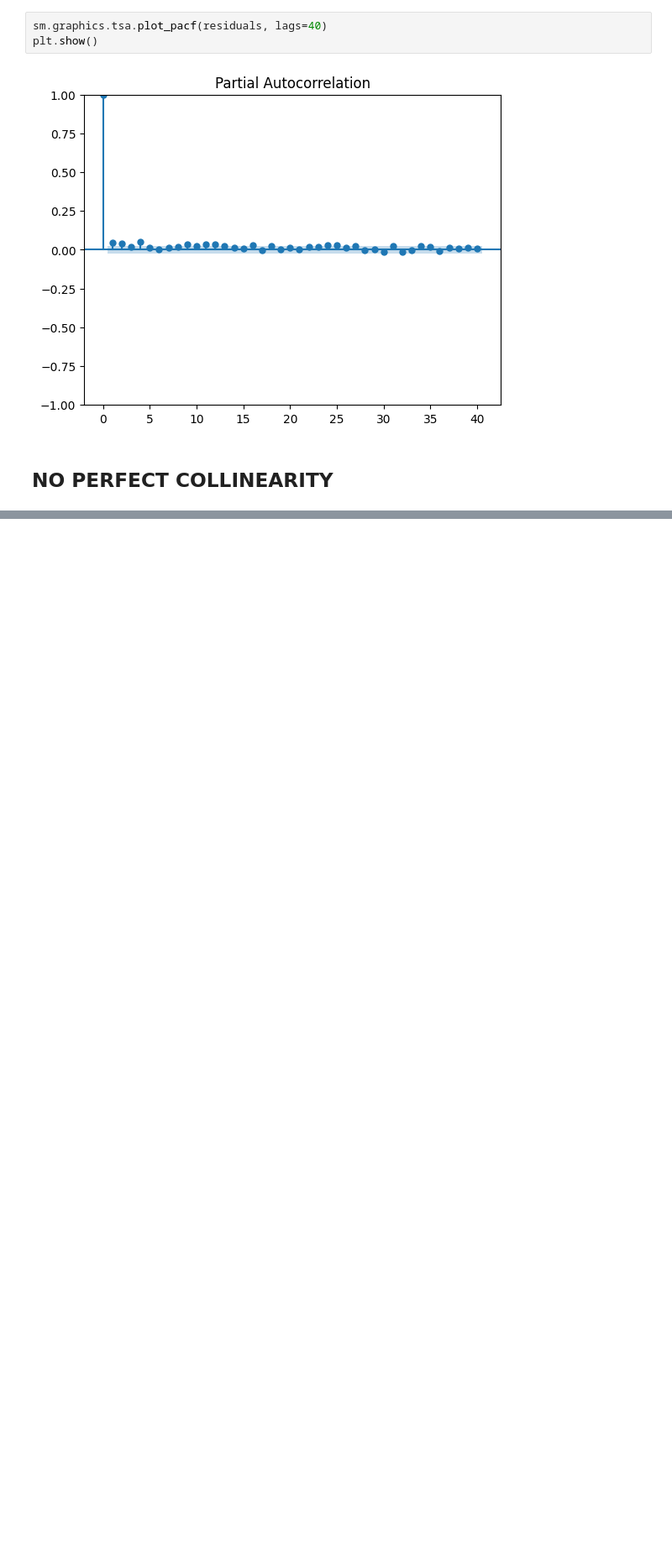
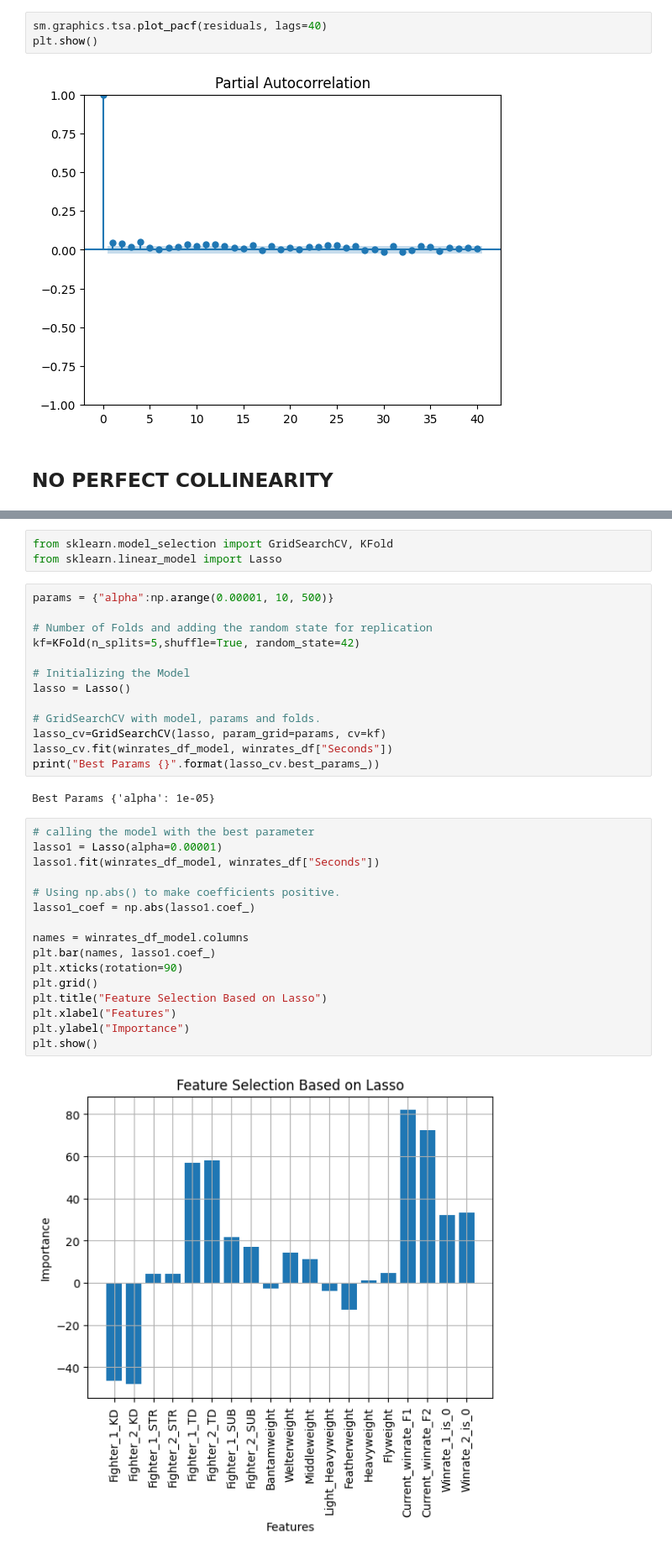
Before and after one commit to Vitaliypn/UFC_Econometrics_Research, a Jupyter notebook: project.ipynb, the cells around one changed output, grey strips where cells are left out. Shown at 84% size. Saved outputs shown, nothing was run; the diff lists cells and outputs as text; blank space fills up the shorter version.

Commit message:
Add Lasso model selection

```diff
--- a/project.ipynb
+++ b/project.ipynb
@@ -1024,0 +1014,36 @@ p=sns.heatmap(winrates_df_model.corr(), annot=True,cmap='RdYlGn',square=True)  #
+# %%
+from sklearn.model_selection import GridSearchCV, KFold
+from sklearn.linear_model import Lasso
+# %%
+params = {"alpha":np.arange(0.00001, 10, 500)}
+
+# Number of Folds and adding the random state for replication
+kf=KFold(n_splits=5,shuffle=True, random_state=42)
+
+# Initializing the Model
+lasso = Lasso()
+
+# GridSearchCV with model, params and folds.
+lasso_cv=GridSearchCV(lasso, param_grid=params, cv=kf)
+lasso_cv.fit(winrates_df_model, winrates_df["Seconds"])
+print("Best Params {}".format(lasso_cv.best_params_))
+# %% [output]
+Best Params {'alpha': 1e-05}
+# %%
+# calling the model with the best parameter
+lasso1 = Lasso(alpha=0.00001)
+lasso1.fit(winrates_df_model, winrates_df["Seconds"])
+
+# Using np.abs() to make coefficients positive.
+lasso1_coef = np.abs(lasso1.coef_)
+
+names = winrates_df_model.columns
+plt.bar(names, lasso1.coef_)
+plt.xticks(rotation=90)
+plt.grid()
+plt.title("Feature Selection Based on Lasso")
+plt.xlabel("Features")
+plt.ylabel("Importance")
+plt.show()
+# %% [output]
+[figure, added]
```
Also changed, not shown: parts of 10 cells of this notebook.
